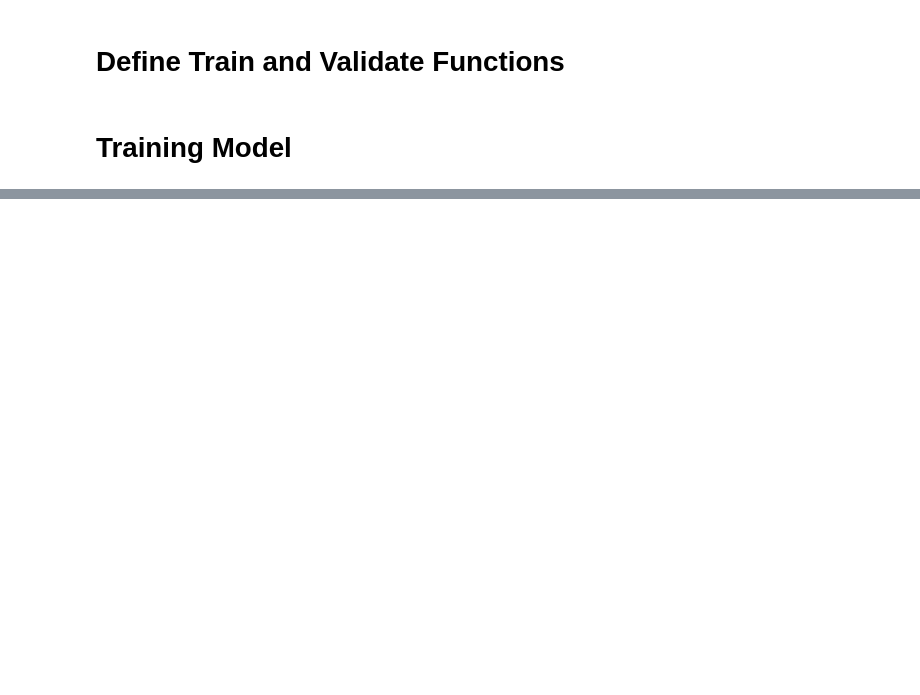
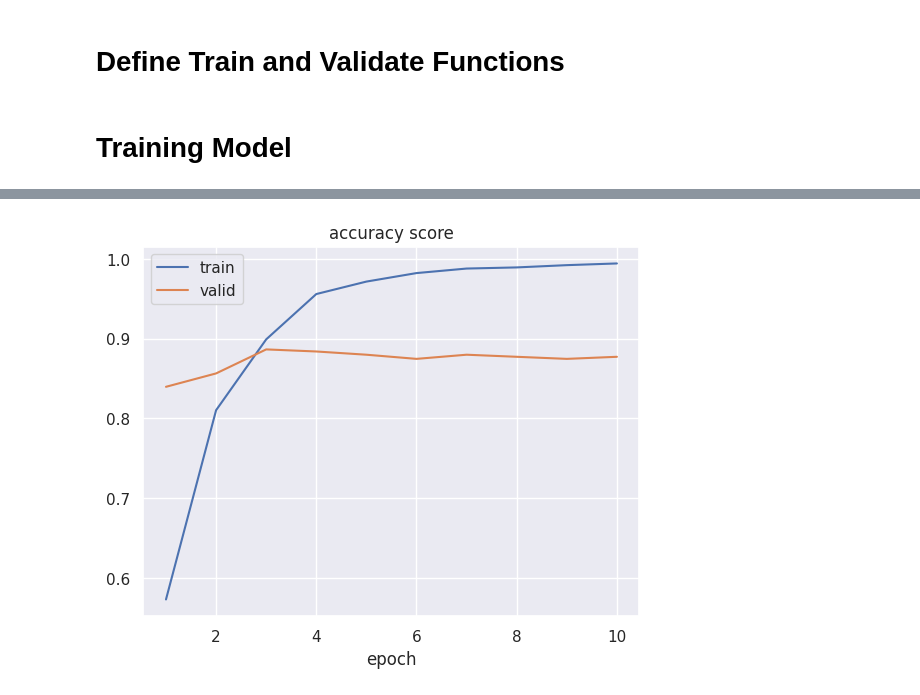
Before and after one commit to magiciansz/NUS-RetiMark, a Jupyter notebook: retimark-x-capstone-amd.ipynb, the cells around one changed output, grey strips where cells are left out. Cells and saved outputs as stored; diff of their text form; code cells hidden in the pictures; blank space fills up the shorter version.

```diff
--- a/retimark-x-capstone-amd.ipynb
+++ b/retimark-x-capstone-amd.ipynb
@@ -132,11 +146,11 @@ class EyeDataset(Dataset):
 # %%
 train_ds = EyeDataset(train_df)
-train_dl = DataLoader(train_ds, batch_size=64, shuffle=True,
+train_dl = DataLoader(train_ds, batch_size=32, shuffle=True,
                       collate_fn=train_ds.collate_fn,
                       drop_last=True)
 
 valid_ds = EyeDataset(valid_df)
-valid_dl = DataLoader(valid_ds, batch_size=64,
+valid_dl = DataLoader(valid_ds, batch_size=32,
                       collate_fn=valid_ds.collate_fn)
 # %%
 print('Size of Train:', len(train_ds))
@@ -208,11 +234,15 @@ def train(data, classifier, optimizer, loss_fn):
     outputs = outputs.cpu().detach().tolist()
     targets = targets.cpu().detach().tolist()
     preds = list(map(lambda x: int(x[0] > 0.5), outputs))
-    fake_recall_score = recall_score(targets, preds,
-                               pos_label=0,
-                               zero_division=0)
 
-    return loss.cpu().detach().item(), fake_recall_score
+    fake_recall_score = recall_score(targets, preds, pos_label=0,zero_division=0)
+    fake_accuracy_score = accuracy_score(targets, preds)
+    fake_precision_score = precision_score(targets, preds, pos_label=0,zero_division=0)
+    fake_f1_score = f1_score(targets, preds, pos_label=0,zero_division=0)
+    fpr, tpr, thresholds = roc_curve(targets, outputs)
+    roc_auc = auc(fpr, tpr)
+
+    return loss.cpu().detach().item(), fake_recall_score, fake_accuracy_score, fake_precision_score, fake_f1_score, fpr, tpr, roc_auc
 # %%
 @torch.no_grad()
 def validate(data, classifier, loss_fn):
@@ -224,21 +254,24 @@ def validate(data, classifier, loss_fn):
     outputs = outputs.cpu().detach().tolist()
     targets = targets.cpu().detach().tolist()
     preds = list(map(lambda x: int(x[0] > 0.5), outputs))
-    fake_recall_score = recall_score(targets, preds,
-                               pos_label=0,
-                               zero_division=0)
+    fake_recall_score = recall_score(targets, preds, pos_label=0, zero_division=0)
+    fake_accuracy_score = accuracy_score(targets, preds)
+    fake_precision_score = precision_score(targets, preds, pos_label=0,zero_division=0)
+    fake_f1_score = f1_score(targets, preds, pos_label=0,zero_division=0)
+    fpr, tpr, thresholds = roc_curve(targets, outputs)
+    roc_auc = auc(fpr, tpr)
 
-    return loss.cpu().detach().item(), fake_recall_score
+    return loss.cpu().detach().item(), fake_recall_score, fake_accuracy_score, fake_precision_score, fake_f1_score, fpr, tpr, roc_auc
 # %% [markdown]
 # Training Model
 # %%
 classifier = EyeClassifier(pretrained=True).to(device)
 loss_fn = nn.BCELoss().to(device)
-optimizer = optim.Adam(classifier.parameters(), lr=1e-4, weight_decay=1e-4)
+optimizer = optim.Adam(classifier.parameters(), lr=5e-5, weight_decay=5e-4)
 scheduler = optim.lr_scheduler.StepLR(optimizer, step_size=3,
                                       gamma=0.25)
-best_recall_score = 0
-n_epochs = 15
+best_auc_score = 0
+n_epochs = 10
 xticks = list(i+1 for i in range(n_epochs))
 # %%
 mem = {
@@ -335,0 +417,9 @@ plt.show()
+# %%
+plt.plot(xticks, mem['train_accuracy_score'])
+plt.plot(xticks, mem['valid_accuracy_score'])
+plt.legend(['train', 'valid'])
+plt.xlabel('epoch')
+plt.title('accuracy score')
+plt.show()
+# %% [output]
+[figure, added]
```
Also changed, not shown: parts of 12 cells of this notebook.
